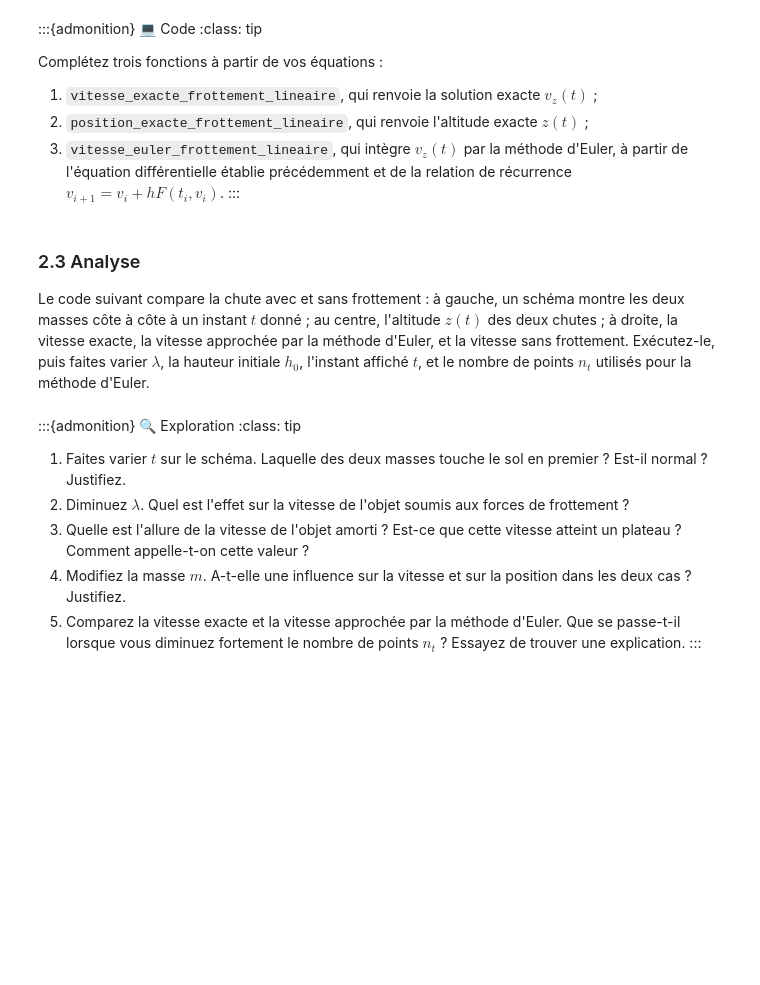
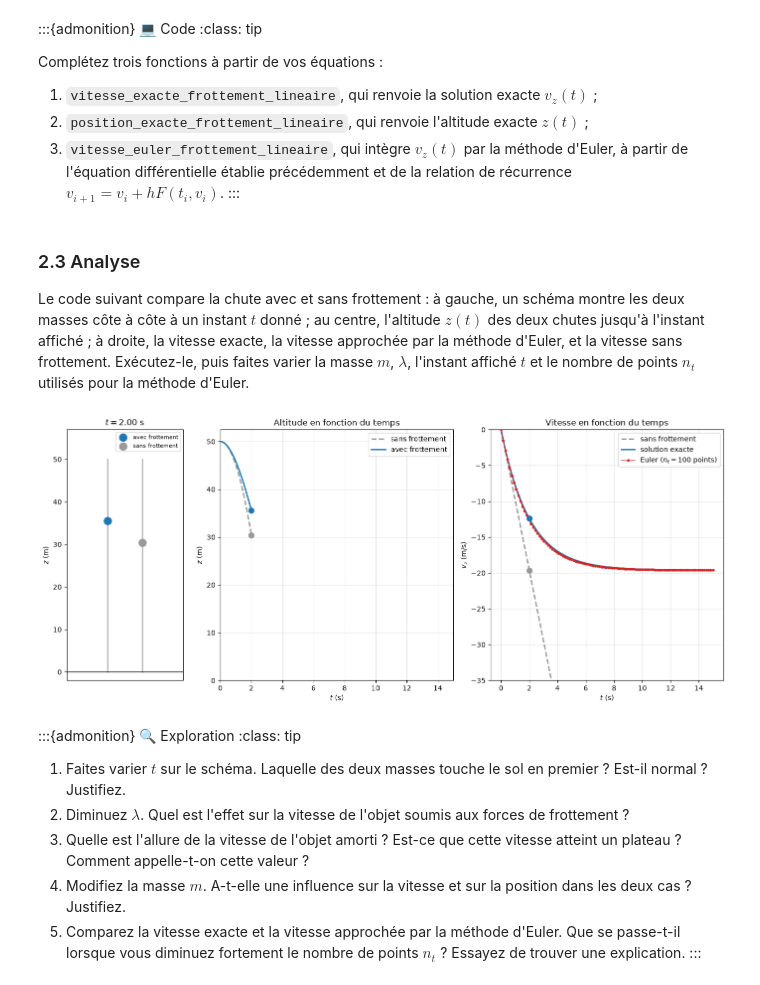
Before and after one commit to ECE-Ecole-Ingenieurs/cours-physique, a Jupyter notebook: notebooks/tp05_chute_avec_frottement_teacher.ipynb, the cells around one changed output. Saved outputs shown, nothing was run; the diff lists cells and outputs as text; code cells hidden in the pictures; blank space fills up the shorter version.

Commit message:
fix(notebooks): limit altitude traces to current time

```diff
--- a/notebooks/tp05_chute_avec_frottement_teacher.ipynb
+++ b/notebooks/tp05_chute_avec_frottement_teacher.ipynb
@@ -285,11 +285,12 @@ def vitesse_euler_frottement_lineaire(t_vals, m, lam):
 
 Le code suivant compare la chute avec et sans frottement : à gauche,
 un schéma montre les deux masses côte à côte à un instant $t$ donné ;
-au centre, l'altitude $z(t)$ des deux chutes ; à droite, la vitesse
+au centre, l'altitude $z(t)$ des deux chutes jusqu'à l'instant affiché ;
+à droite, la vitesse
 exacte, la vitesse approchée par la méthode d'Euler, et la vitesse
-sans frottement. Exécutez-le, puis faites varier $\lambda$, la
-hauteur initiale $h_0$, l'instant affiché $t$, et le nombre de points
-$n_t$ utilisés pour la méthode d'Euler.
+sans frottement. Exécutez-le, puis faites varier la masse $m$,
+$\lambda$, l'instant affiché $t$ et le nombre de points $n_t$ utilisés
+pour la méthode d'Euler.
 # %%
 def tracer_vitesse_lineaire(m=1.0, lam=0.5, n_t=100, t=2.0):
     """Compare la chute avec et sans frottement : schéma, altitude et vitesse."""
@@ -306,10 +307,10 @@ def tracer_vitesse_lineaire(m=1.0, lam=0.5, n_t=100, t=2.0):
     t_euler = np.linspace(0.0, t_max, n_t)
     v_euler = vitesse_euler_frottement_lineaire(t_euler, m, lam)
 
-    # Altitudes (avec frottement : question 3 de la théorie ; sans
-    # frottement : chute libre du TP précédent)
-    z_avec = np.maximum(position_exacte_frottement_lineaire(t_fin, m, lam, h0), 0.0)
-    z_sans = np.maximum(h0 - 0.5 * g * t_fin**2, 0.0)
+    # Altitudes jusqu'à l'instant affiché
+    t_altitude = np.linspace(0.0, t_affiche, 300)
+    z_avec = np.maximum(position_exacte_frottement_lineaire(t_altitude, m, lam, h0), 0.0)
+    z_sans = np.maximum(h0 - 0.5 * g * t_altitude**2, 0.0)
 
     # Valeurs à l'instant affiché
     z_avec_actuel = max(position_exacte_frottement_lineaire(t_affiche, m, lam, h0), 0.0)
@@ -332,35 +333,39 @@ def tracer_vitesse_lineaire(m=1.0, lam=0.5, n_t=100, t=2.0):
     ax1.set_title(rf'$t={t_affiche:.2f}$ s')
     ax1.legend(loc='upper right', fontsize=8)
 
     # Altitude z(t)
-    ax2.plot(t_fin, z_sans, color='0.6', linestyle='--', linewidth=2, label='sans frottement')
-    ax2.plot(t_fin, z_avec, color='tab:blue', linewidth=2, label='avec frottement')
+    ax2.plot(t_altitude, z_sans, color='0.6', linestyle='--', linewidth=2, label='sans frottement')
+    ax2.plot(t_altitude, z_avec, color='tab:blue', linewidth=2, label='avec frottement')
     ax2.scatter(t_affiche, z_sans_actuel, color='0.6', s=60, zorder=5)
     ax2.scatter(t_affiche, z_avec_actuel, color='tab:blue', s=60, zorder=5)
     ax2.set_xlabel(r'$t$ (s)')
     ax2.set_ylabel(r'$z$ (m)')
     ax2.set_title('Altitude en fonction du temps')
+    ax2.set_xlim(0, t_max)
+    ax2.set_ylim(0, 1.05 * h0)
     ax2.grid(alpha=0.3)
     ax2.legend(loc='upper right')
 
     # Vitesse v_z(t)
     ax3.plot(t_fin, v_sans_frottement, color='0.6', linestyle='--', linewidth=2, label='sans frottement')
     ax3.plot(t_fin, v_exacte, color='tab:blue', linewidth=2, label='solution exacte')
     ax3.plot(t_euler, v_euler, color='tab:red', marker='o', markersize=3, linewidth=1, label=rf'Euler ($n_t={n_t}$ points)')
     ax3.scatter(t_affiche, v_sans_actuel, color='0.6', s=60, zorder=5)
     ax3.scatter(t_affiche, v_avec_actuel, color='tab:blue', s=60, zorder=5)
     ax3.set_ylim(-35, 0)
     ax3.set_xlabel(r'$t$ (s)')
     ax3.set_ylabel(r'$v_z$ (m/s)')
     ax3.set_title('Vitesse en fonction du temps')
     ax3.grid(alpha=0.3)
     ax3.legend(loc='upper right')
 
     fig.tight_layout()
     plt.show()
     plt.close(fig)
 
 tracer_vitesse_lineaire()
+# %% [output]
+[figure, added]
 # %%
 interact(
     tracer_vitesse_lineaire,
```
Also changed, not shown: parts of 3 cells of this notebook, 1 other file.
